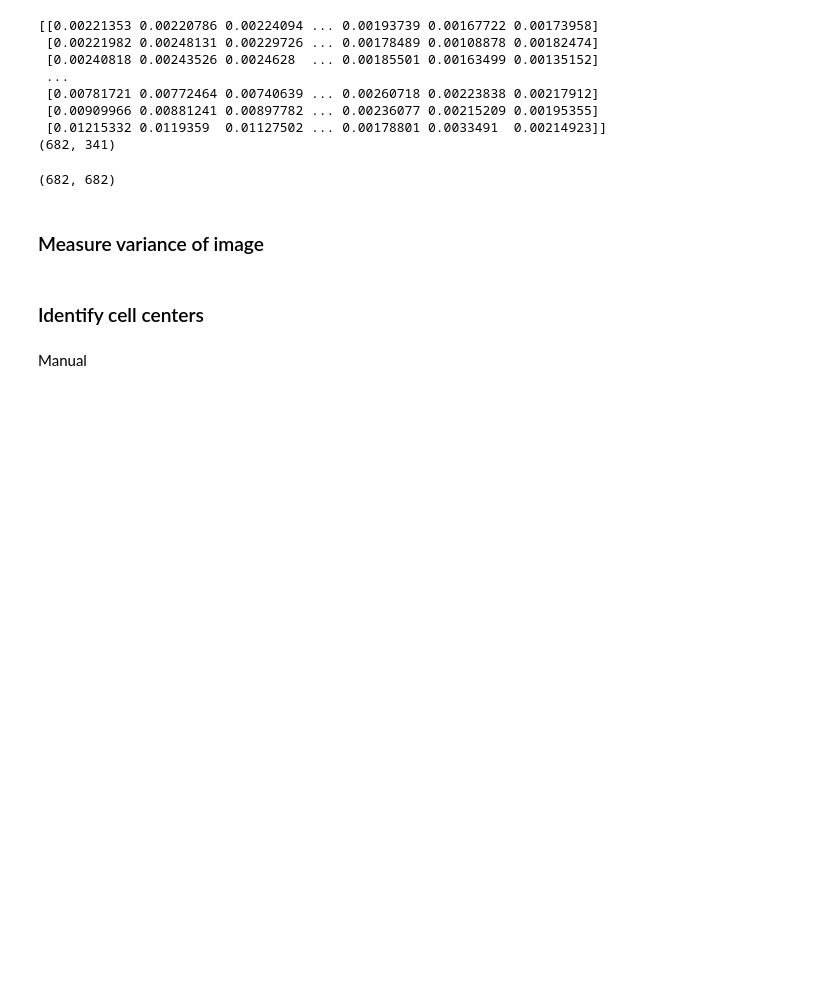
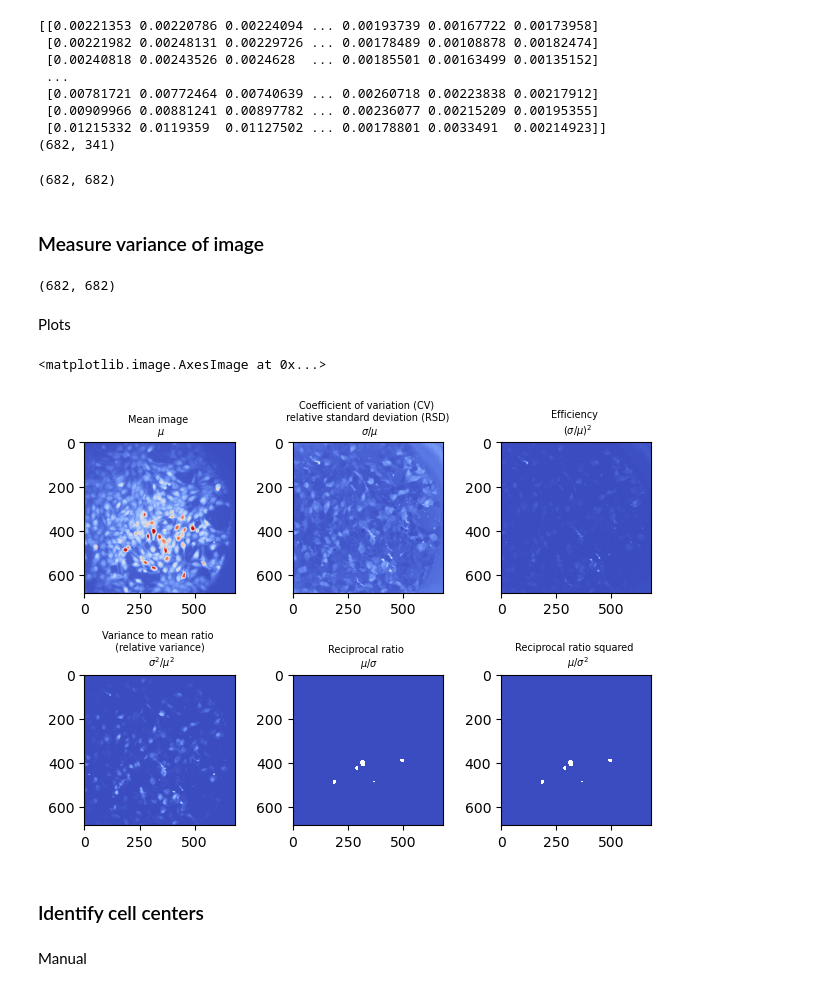
Before and after one commit to kath3rine/research, a Jupyter notebook: DFFpython.ipynb, the cells around one changed output. Drawn from its saved outputs; the diff is of its cells as text; code cells hidden in the pictures; blank space fills up the shorter version.

Commit message:
variance plots

```diff
--- a/DFFpython.ipynb
+++ b/DFFpython.ipynb
@@ -76,6 +74,40 @@ print(std_img.shape)
 (682, 682)
 # %% [markdown]
 ### Measure variance of image
+# %%
+cv_img = std_img / mean_img # coefficient of variation or relative standard deviation
+v2_mean_img = (std_img * std_img) / mean_img # variance to mean ratio
+recip_img = mean_img / std_img # reciprocal ratio (SNR)
+recip_sqimg = (mean_img / std_img) ** 2 # ^^ squared
+eff_img = cv_img ** 2 # efficiency
+# %% [output]
+(682, 682)
+# %% [markdown]
+Plots
+# %%
+fig, ((ax1, ax2, ax3), (ax4, ax5, ax6)) = plt.subplots(2, 3)
+fig.tight_layout()
+
+ax1.set_title("Mean image \n $\mu$", fontsize=7)
+ax1.imshow(mean_img, cmap='coolwarm')
+
+ax2.set_title("Coefficient of variation (CV) \n relative standard deviation (RSD) \n $\sigma / \mu$", fontsize=7)
+ax2.imshow(cv_img, cmap='coolwarm')
+
+ax3.set_title("Efficiency \n $(\sigma / \mu)^2$", fontsize=7)
+ax3.imshow(eff_img, cmap='coolwarm')
+
+ax4.set_title("Variance to mean ratio \n (relative variance) \n $\sigma^2 / \mu^2$", fontsize=7)
+ax4.imshow(v2_mean_img, cmap='coolwarm')
+
+ax5.set_title("Reciprocal ratio \n $\mu / \sigma$", fontsize=7)
+ax5.imshow(recip_img, cmap='coolwarm')
+
+ax6.set_title("Reciprocal ratio squared \n $\mu / \sigma^2$", fontsize=7)
+ax6.imshow(recip_sqimg, cmap='coolwarm')
+# %% [output]
+<matplotlib.image.AxesImage at 0x...>
+[figure, added]
 # %% [markdown]
 ### Identify cell centers
 # %% [markdown]
```
Also changed, not shown: parts of 6 cells of this notebook.
